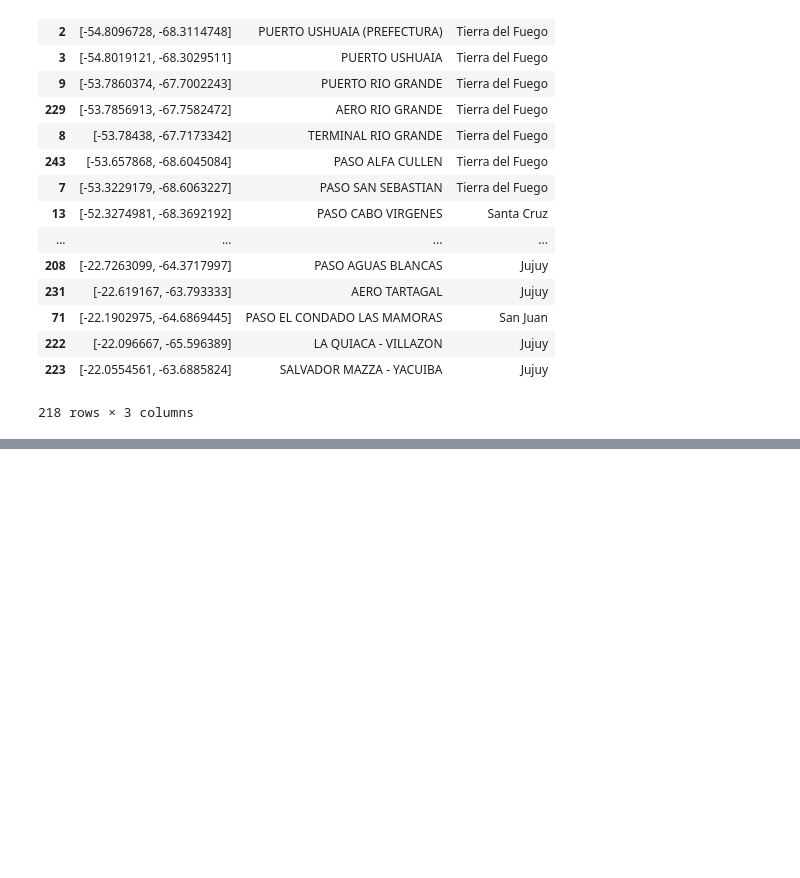
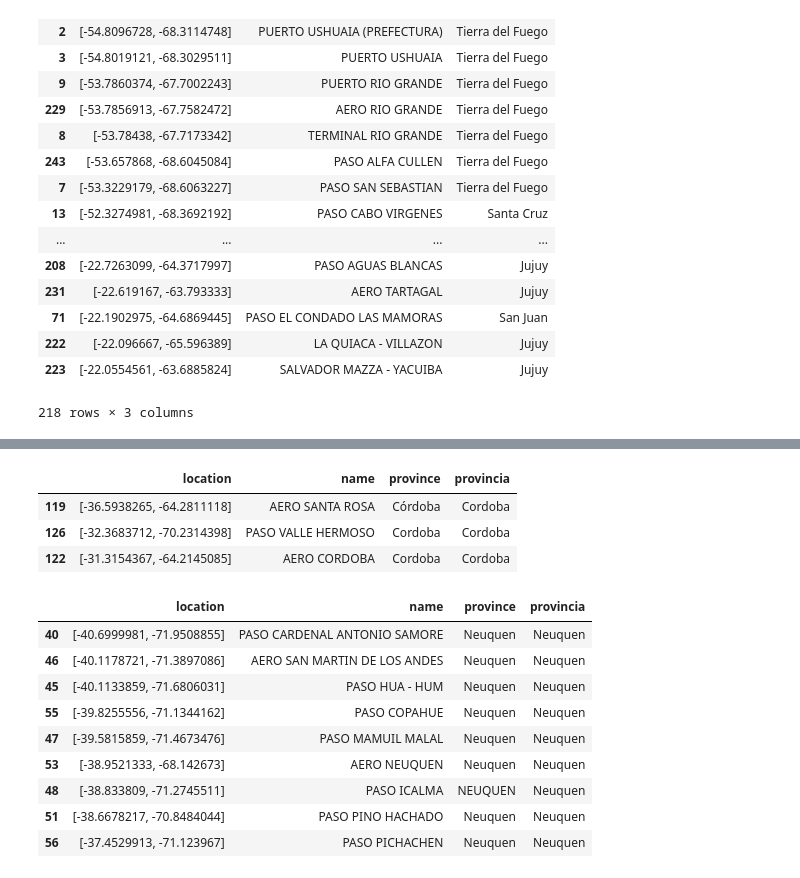
Before and after one commit to mahunz/AyC_Grupo2, a Jupyter notebook: Pasos_Fronterizos.ipynb, the cells around one changed output, grey strips where cells are left out. Cells and saved outputs as stored; diff of their text form; code cells hidden in the pictures; blank space fills up the shorter version.

Commit message:
Add files via upload
Ajustes para Neuquen

```diff
--- a/Pasos_Fronterizos.ipynb
+++ b/Pasos_Fronterizos.ipynb
@@ -114,3 +116,23 @@ See the caveats in the documentation: http://pandas.pydata.org/pandas-docs/stabl
+# %%
+data_unic[data_unic['provincia'] =='Cordoba']
+# %% [output]
+|  | location | name | province | provincia |
+| 119 | [-36.5938265, -64.2811118] | AERO SANTA ROSA | Córdoba | Cordoba |
+| 126 | [-32.3683712, -70.2314398] | PASO VALLE HERMOSO | Cordoba | Cordoba |
+| 122 | [-31.3154367, -64.2145085] | AERO CORDOBA | Cordoba | Cordoba |
+# %%
+data_unic[data_unic['provincia'] =='Neuquen']
+# %% [output]
+|  | location | name | province | provincia |
+| 40 | [-40.6999981, -71.9508855] | PASO CARDENAL ANTONIO SAMORE | Neuquen | Neuquen |
+| 46 | [-40.1178721, -71.3897086] | AERO SAN MARTIN DE LOS ANDES | Neuquen | Neuquen |
+| 45 | [-40.1133859, -71.6806031] | PASO HUA - HUM | Neuquen | Neuquen |
+| 55 | [-39.8255556, -71.1344162] | PASO COPAHUE | Neuquen | Neuquen |
+| 47 | [-39.5815859, -71.4673476] | PASO MAMUIL MALAL | Neuquen | Neuquen |
+| 53 | [-38.9521333, -68.142673] | AERO NEUQUEN | Neuquen | Neuquen |
+| 48 | [-38.833809, -71.2745511] | PASO ICALMA | NEUQUEN | Neuquen |
+| 51 | [-38.6678217, -70.8484044] | PASO PINO HACHADO | Neuquen | Neuquen |
+| 56 | [-37.4529913, -71.123967] | PASO PICHACHEN | Neuquen | Neuquen |
 # %%
 plt.figure(figsize=(15, 7))
 g = sns.countplot(x="provincia", data=data_unic, order = data_unic['provincia'].value_counts().index)
```
Also changed, not shown: parts of 3 cells of this notebook.
